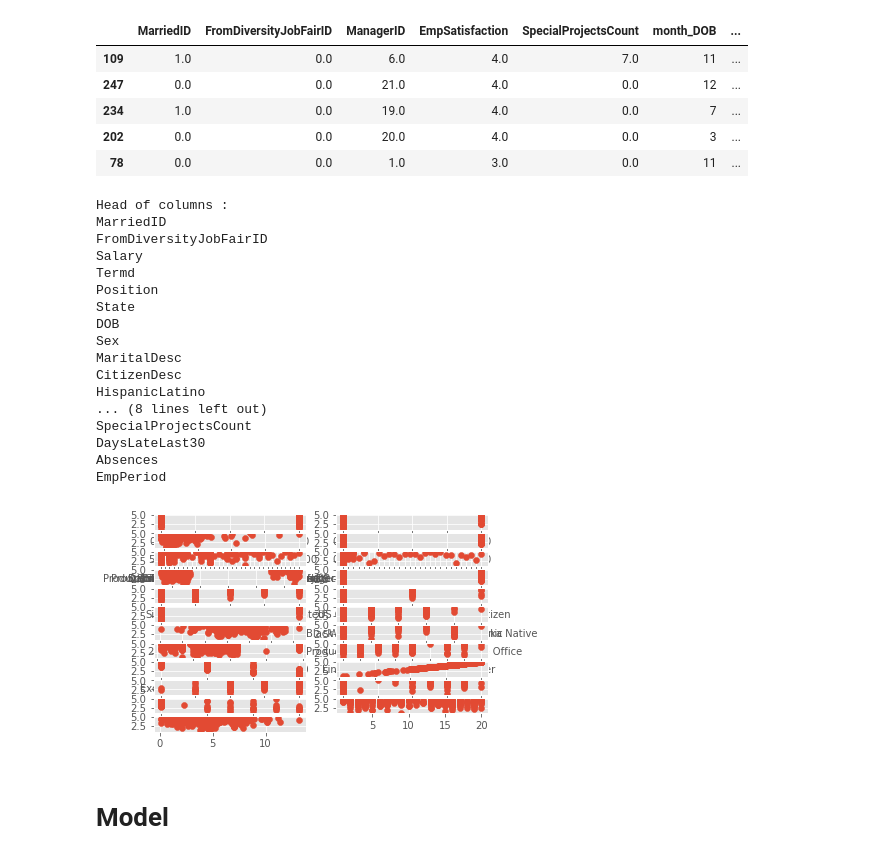
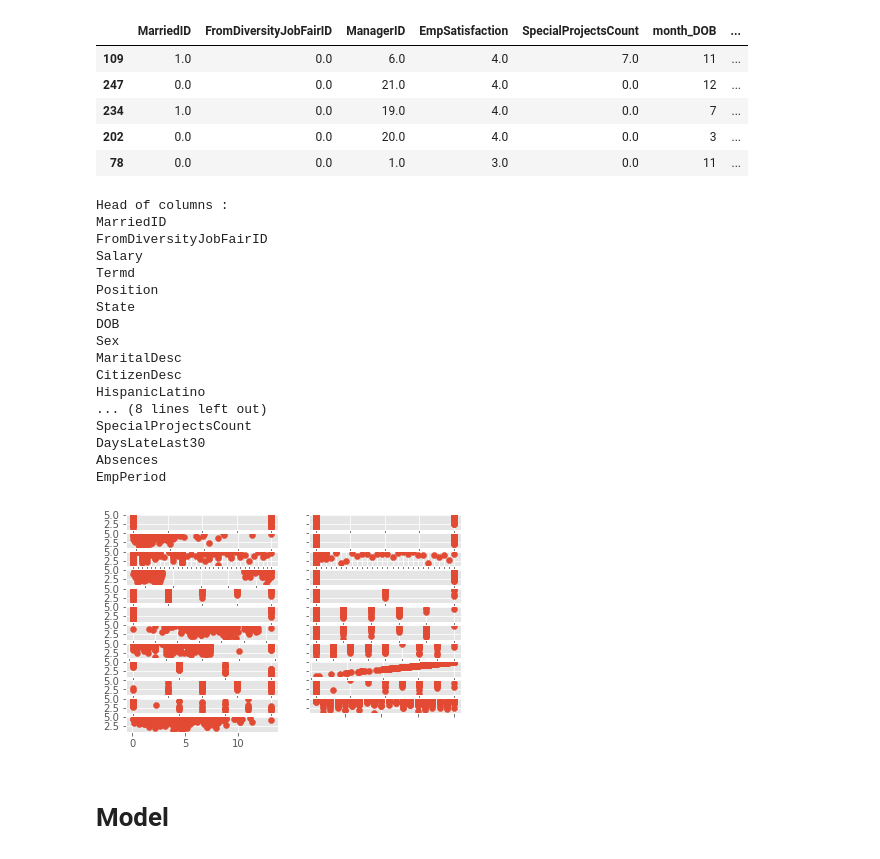
Before and after one commit to shunki-akiyama/HR-Analytics, a Jupyter notebook: HR Analytics.ipynb, the cells around one changed output. Drawn from its saved outputs; the diff is of its cells as text; code cells hidden in the pictures.

Commit message:
Update HR Analytics.ipynb
update plot and correlation matrix

```diff
--- a/HR Analytics.ipynb
+++ b/HR Analytics.ipynb
@@ -984,19 +1016,19 @@ test_accuracy = np.empty(len(neighbors))
 # Loop over different values of k
 for i, k in enumerate(neighbors):
     # Setup a k-NN Classifier with k neighbors: knn
-    knn = KNeighborsClassifier(n_neighbors=k)
+    knn_n = KNeighborsClassifier(n_neighbors=k)
 
     # Fit the classifier to the training data
-    knn.fit(final_X_train, final_y_train)
+    knn_n.fit(final_X_train, final_y_train)
 
     #Compute accuracy on the training set
-    train_accuracy[i] = knn.score(final_X_train, final_y_train)
+    train_accuracy[i] = knn_n.score(final_X_train, final_y_train)
 
     #Compute accuracy on the validation set
-    val_accuracy[i] = knn.score(final_X_val, final_y_val)
+    val_accuracy[i] = knn_n.score(final_X_val, final_y_val)
 
     #Compute accuracy on the testing set
-    test_accuracy[i] = knn.score(final_X_test, final_y_test)
+    test_accuracy[i] = knn_n.score(final_X_test, final_y_test)
 
 # Generate plot
 plt.title('KNN: Difference Number of Neighbors')
@@ -1899,33 +1916,34 @@ final_X_2_train.head()
 # %%
 #Visualizing the correlation
 lists = []
 print("Head of columns :")
 for col in df.columns:
     lists.append(col)
     print(col)
 
 for i in range(len(lists)):
-    plt.subplot(12,2,i+1)
+    p = plt.subplot(12,2,i+1)
     plt.scatter(df[lists[i]], df['EngagementSurvey'])
+    p.label_outer()
 # %% [output]
 Head of columns :
 MarriedID
 FromDiversityJobFairID
 Salary
 Termd
 Position
 State
 DOB
 Sex
 MaritalDesc
 CitizenDesc
 HispanicLatino
 ... (8 lines left out)
 SpecialProjectsCount
 DaysLateLast30
 Absences
 EmpPeriod
-[figure, old version]
+[figure, new version]
 # %%
 #Our data is clustering all over the plot, there is almost no pattern.
 # %% [markdown]
```
Also changed, not shown: parts of 34 cells of this notebook.
